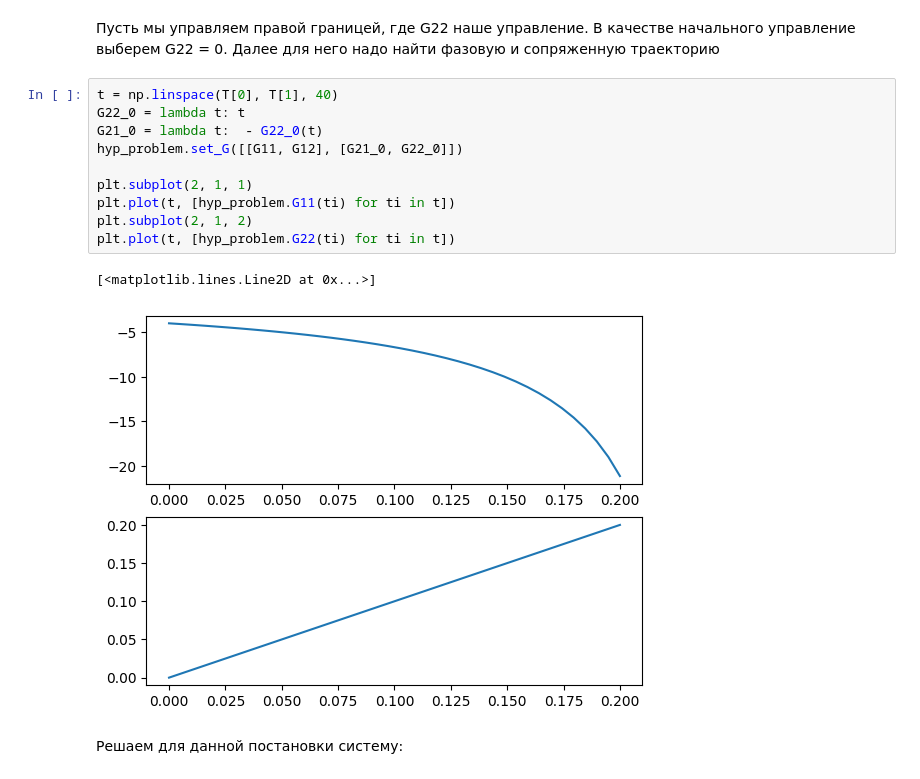
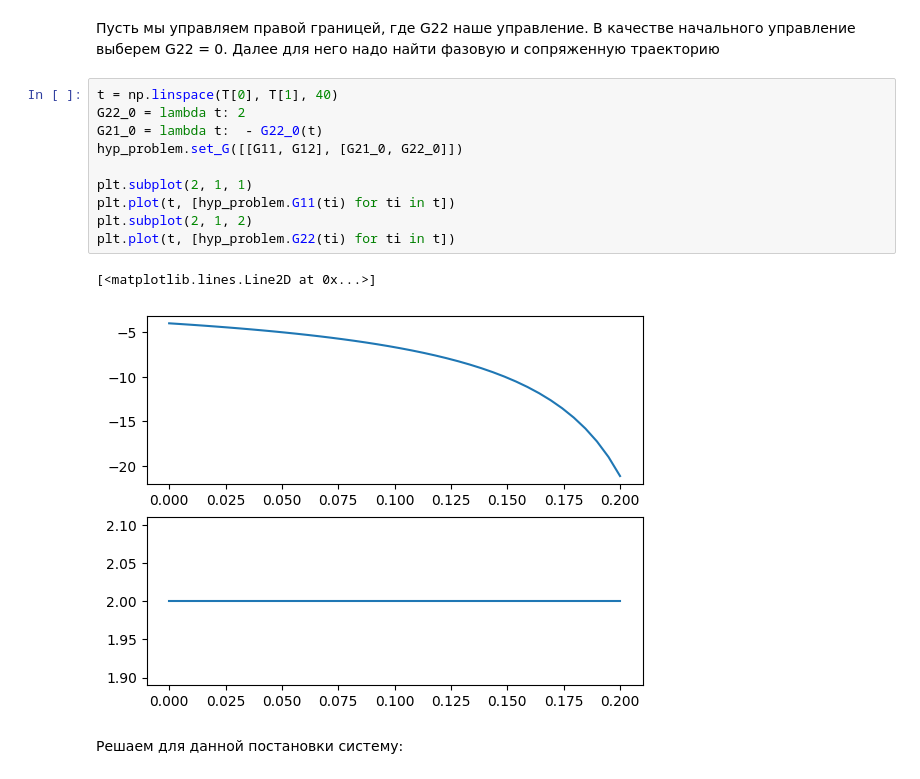
Before and after one commit to Dann38/model_rectification_column, a Jupyter notebook: Untitled.ipynb, the cells around one changed output. Cells and saved outputs as stored; diff of their text form.

```diff
--- a/Untitled.ipynb
+++ b/Untitled.ipynb
@@ -160,17 +160,17 @@ plt.plot(t, G22_true(t))
 Далее для него надо найти фазовую и сопряженную траекторию
 # %%
 t = np.linspace(T[0], T[1], 40)
-G22_0 = lambda t: t
+G22_0 = lambda t: 2
 G21_0 = lambda t:  - G22_0(t)
 hyp_problem.set_G([[G11, G12], [G21_0, G22_0]])
 
 plt.subplot(2, 1, 1)
 plt.plot(t, [hyp_problem.G11(ti) for ti in t])
 plt.subplot(2, 1, 2)
 plt.plot(t, [hyp_problem.G22(ti) for ti in t])
 # %% [output]
 [<matplotlib.lines.Line2D at 0x...>]
-[figure, old version]
+[figure, new version]
 # %% [markdown]
 Решаем для данной постановки систему:
 # %%
```
Also changed, not shown: parts of 15 cells of this notebook.
